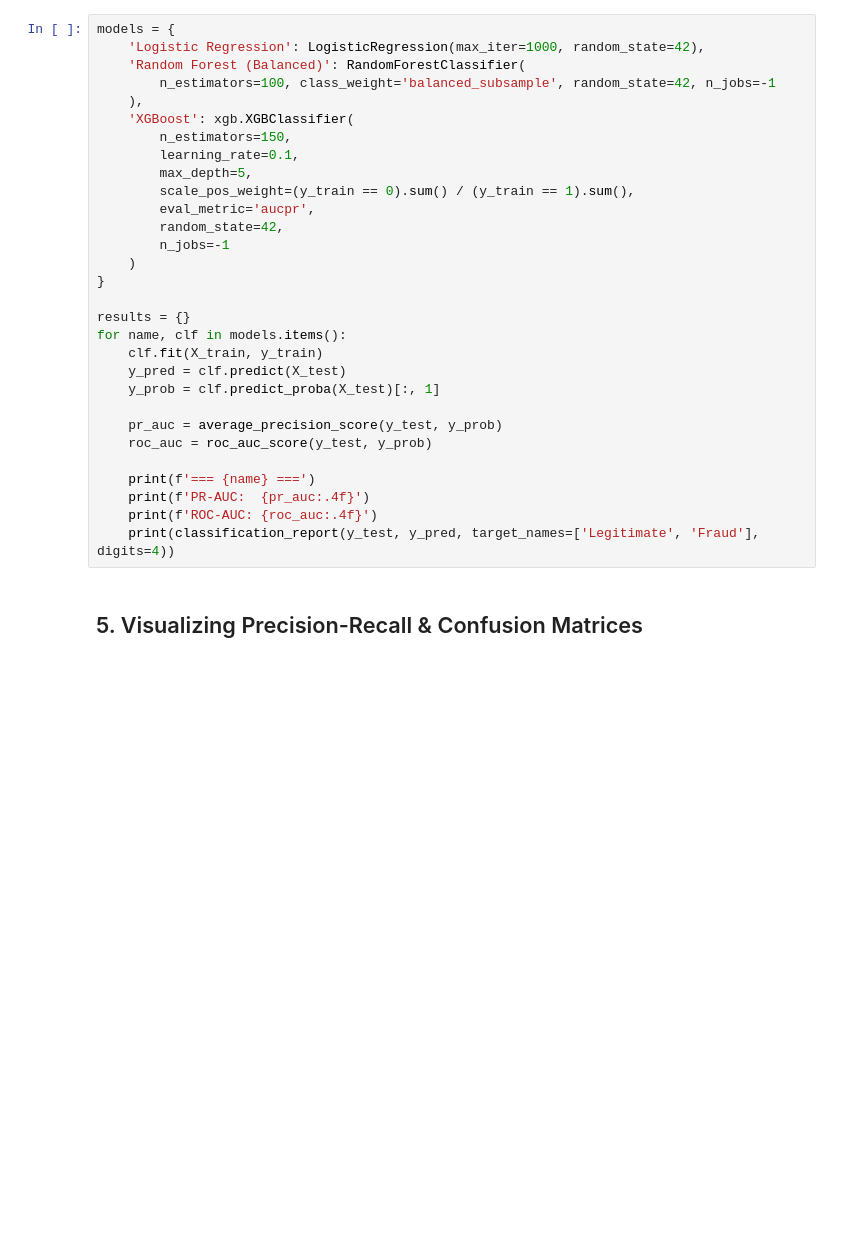
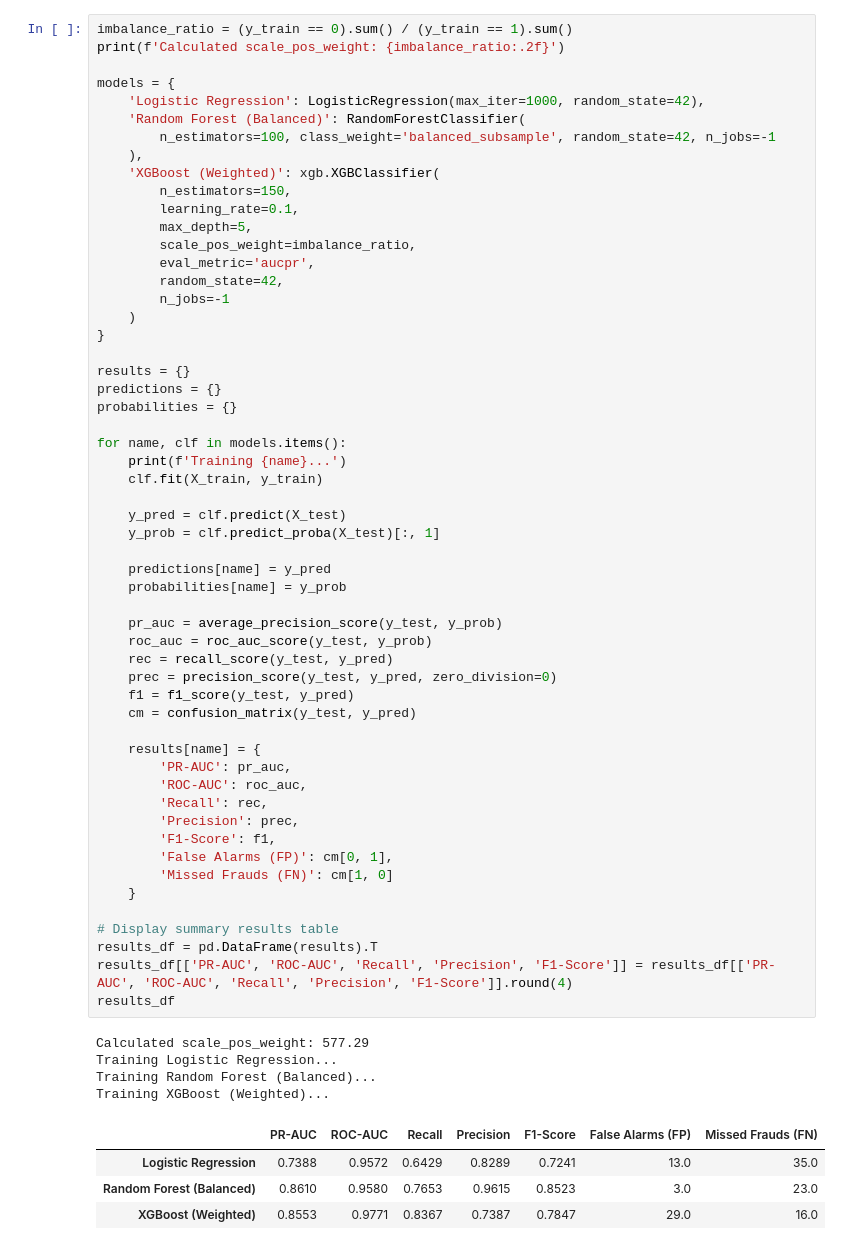
Before and after one commit to JamiuDahunsi/credit-card-fraud-detection, a Jupyter notebook: fraud_detection.ipynb, the cells around one changed output. Cells and saved outputs as stored; diff of their text form; blank space fills up the shorter version.

```diff
--- a/fraud_detection.ipynb
+++ b/fraud_detection.ipynb
@@ -84,32 +210,64 @@ print(f'Test size:  {len(X_test):,} ({y_test.sum()} frauds)')
 # %%
+imbalance_ratio = (y_train == 0).sum() / (y_train == 1).sum()
+print(f'Calculated scale_pos_weight: {imbalance_ratio:.2f}')
+
 models = {
     'Logistic Regression': LogisticRegression(max_iter=1000, random_state=42),
     'Random Forest (Balanced)': RandomForestClassifier(
         n_estimators=100, class_weight='balanced_subsample', random_state=42, n_jobs=-1
     ),
-    'XGBoost': xgb.XGBClassifier(
+    'XGBoost (Weighted)': xgb.XGBClassifier(
         n_estimators=150,
         learning_rate=0.1,
         max_depth=5,
-        scale_pos_weight=(y_train == 0).sum() / (y_train == 1).sum(),
+        scale_pos_weight=imbalance_ratio,
         eval_metric='aucpr',
         random_state=42,
         n_jobs=-1
     )
 }
 
 results = {}
+predictions = {}
+probabilities = {}
+
 for name, clf in models.items():
+    print(f'Training {name}...')
     clf.fit(X_train, y_train)
+
     y_pred = clf.predict(X_test)
     y_prob = clf.predict_proba(X_test)[:, 1]
 
+    predictions[name] = y_pred
+    probabilities[name] = y_prob
+
     pr_auc = average_precision_score(y_test, y_prob)
     roc_auc = roc_auc_score(y_test, y_prob)
+    rec = recall_score(y_test, y_pred)
+    prec = precision_score(y_test, y_pred, zero_division=0)
+    f1 = f1_score(y_test, y_pred)
+    cm = confusion_matrix(y_test, y_pred)
 
-    print(f'=== {name} ===')
-    print(f'PR-AUC:  {pr_auc:.4f}')
-    print(f'ROC-AUC: {roc_auc:.4f}')
-    print(classification_report(y_test, y_pred, target_names=['Legitimate', 'Fraud'], digits=4))
+    results[name] = {
+        'PR-AUC': pr_auc,
+        'ROC-AUC': roc_auc,
+        'Recall': rec,
+        'Precision': prec,
+        'F1-Score': f1,
+        'False Alarms (FP)': cm[0, 1],
+        'Missed Frauds (FN)': cm[1, 0]
+    }
+
+# Display summary results table
+results_df = pd.DataFrame(results).T
+results_df[['PR-AUC', 'ROC-AUC', 'Recall', 'Precision', 'F1-Score']] = results_df[['PR-AUC', 'ROC-AUC', 'Recall', 'Precision', 'F1-Score']].round(4)
+results_df
+# %% [output]
+Calculated scale_pos_weight: 577.29
+Training Logistic Regression...
+Training Random Forest (Balanced)...
+Training XGBoost (Weighted)...
+|  | PR-AUC | ROC-AUC | Recall | Precision | F1-Score | False Alarms (FP) | Missed Frauds (FN) |
+| Logistic Regression | 0.7388 | 0.9572 | 0.6429 | 0.8289 | 0.7241 | 13.0 | 35.0 |
+| Random Forest (Balanced) | 0.8610 | 0.9580 | 0.7653 | 0.9615 | 0.8523 | 3.0 | 23.0 |
+| XGBoost (Weighted) | 0.8553 | 0.9771 | 0.8367 | 0.7387 | 0.7847 | 29.0 | 16.0 |
-# %% [markdown]
-## 5. Visualizing Precision-Recall & Confusion Matrices
```
Also changed, not shown: parts of 25 cells of this notebook, 3 other files.
